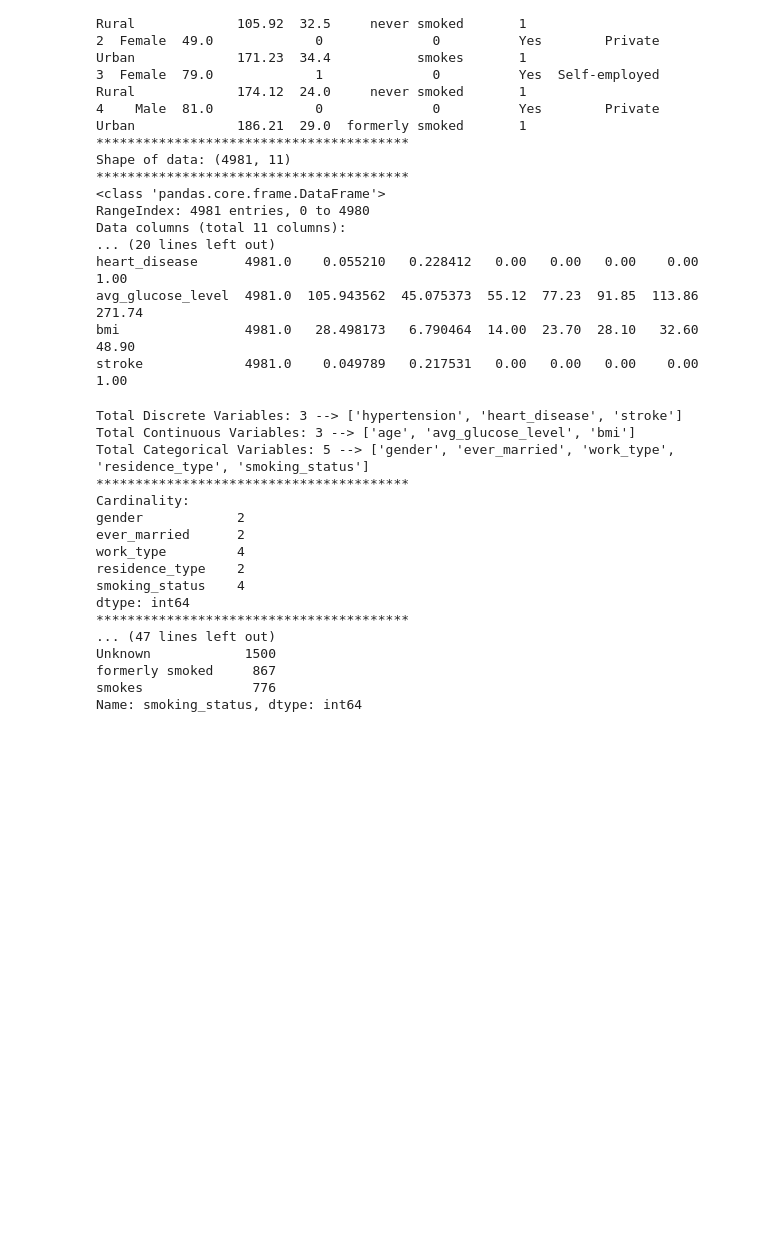
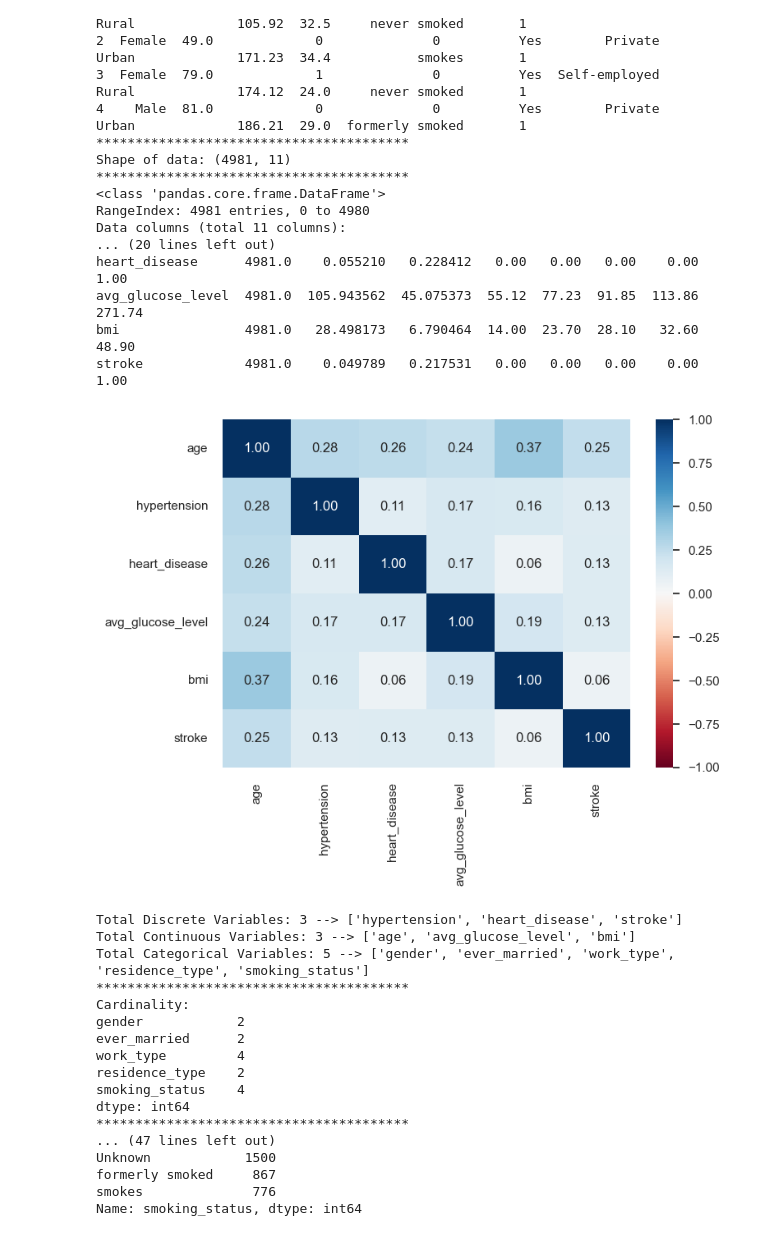
Before and after one commit to emirhansilsupur/brain-stroke-prediction, a Jupyter notebook: brain_stroke.ipynb, the cells around one changed output. Cells and saved outputs as stored; diff of their text form; code cells hidden in the pictures; blank space fills up the shorter version.

```diff
--- a/brain_stroke.ipynb
+++ b/brain_stroke.ipynb
@@ -164,6 +176,10 @@ heart_disease      4981.0    0.055210   0.228412   0.00   0.00   0.00    0.00
 avg_glucose_level  4981.0  105.943562  45.075373  55.12  77.23  91.85  113.86  271.74
 bmi                4981.0   28.498173   6.790464  14.00  23.70  28.10   32.60   48.90
 stroke             4981.0    0.049789   0.217531   0.00   0.00   0.00    0.00    1.00
+# %%
+bs_op.data_corr()
+# %% [output]
+[figure, added]
 # %%
 bs_op.data_summary()
 # %% [output]
```
Also changed, not shown: parts of 29 cells of this notebook.
